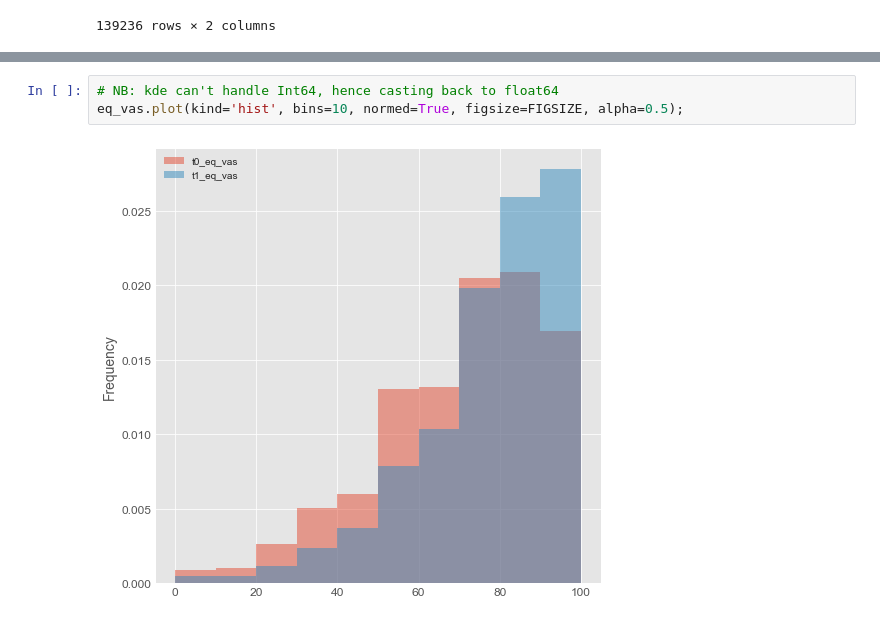
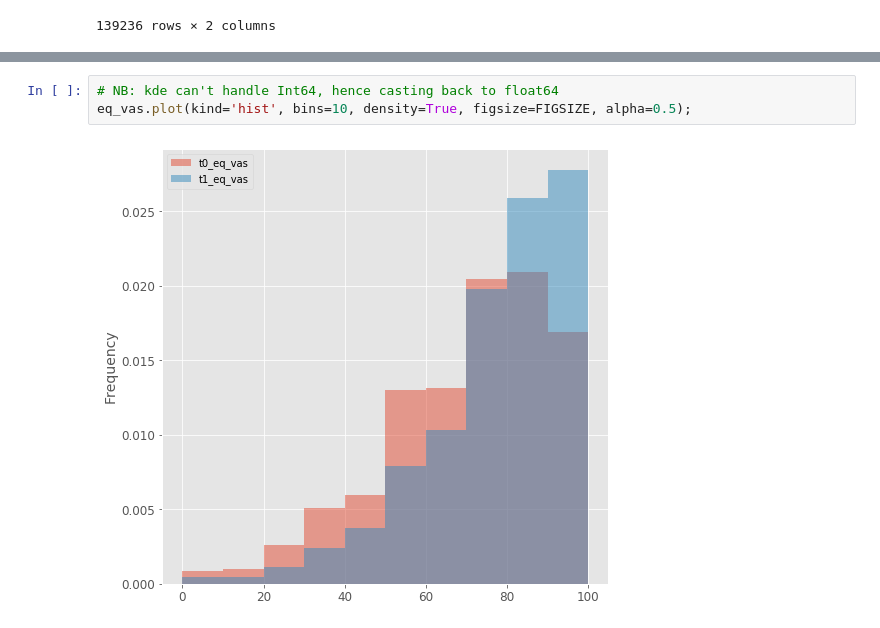
Before and after one commit to EAISI/application-project-nhs-proms, a Jupyter notebook: notebooks/2.0-data-understanding.ipynb, the cells around one changed output, grey strips where cells are left out. Cells and saved outputs as stored; diff of their text form.

```diff
--- a/notebooks/2.0-data-understanding.ipynb
+++ b/notebooks/2.0-data-understanding.ipynb
@@ -148,8 +144,8 @@ eq_vas.boxplot(figsize=FIGSIZE);
 # %%
 # NB: kde can't handle Int64, hence casting back to float64
-eq_vas.plot(kind='hist', bins=10, normed=True, figsize=FIGSIZE, alpha=0.5);
+eq_vas.plot(kind='hist', bins=10, density=True, figsize=FIGSIZE, alpha=0.5);
 # %% [output]
-[figure, old version]
+[figure, new version]
 # %%
 ---
 title: "Data Exploration"
```
Also changed, not shown: parts of 6 cells of this notebook.
